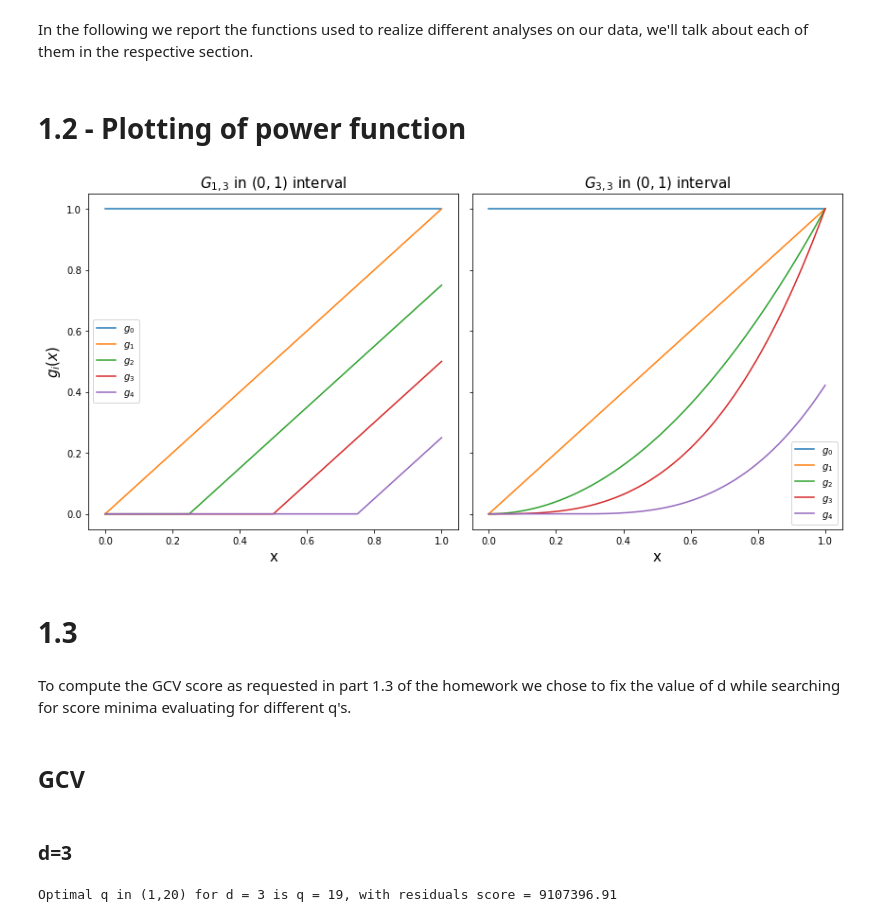
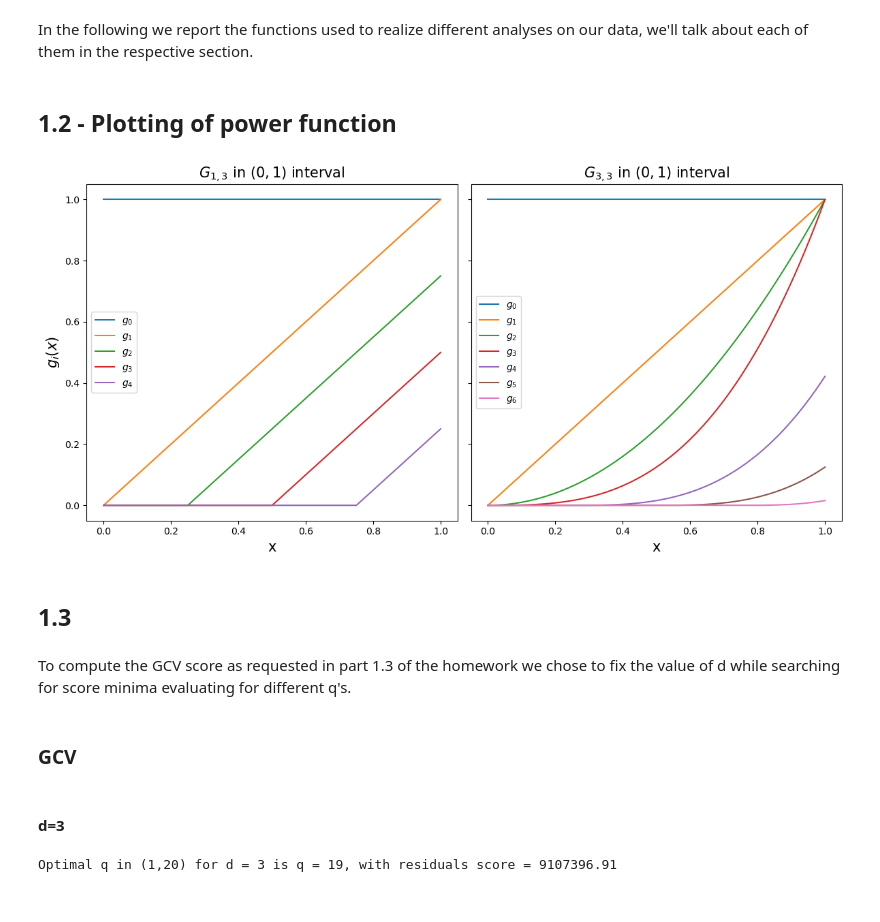
Before and after one commit to FilMastro/SL-homework1, a Jupyter notebook: hw1.ipynb, the cells around one changed output. Drawn from its saved outputs; the diff is of its cells as text; code cells hidden in the pictures.

```diff
--- a/hw1.ipynb
+++ b/hw1.ipynb
@@ -32,7 +46,7 @@ def power_func(x,d,q):
             G.append(x**i)
         else:
             #split interval of x axis by q points
-            sottr=x[-1]/(q+1)*j
+            sottr=(x[-1]-x[0])/(q+1)*j
             G.append((np.maximum(0,x-sottr))**d)
             j+=1
 
@@ -153,7 +167,7 @@ def main(d,q,type_,df):
         scores = CP_score(d,q,x,y)
     return round(scores,2)
 # %% [markdown]
-# 1.2 - Plotting of power function
+## 1.2 - Plotting of power function
 # %%
 x=list(np.linspace(0,1,1000))
 G1=power_func(x,1,3)
@@ -161,33 +175,34 @@ G3=power_func(x,3,3)
 # %%
 #Plot the loss function
 fig, (ax1, ax2) = plt.subplots(1, 2, sharey=True,figsize=(12,6))
 
 for i in range(0,5):
     ax1.plot(x, G1[i], label =(r"$g_{}$").format(i))
+for i in range(0,7):
     ax2.plot(x, G3[i], label =(r"$g_{}$").format(i))
 
 ax1.set_title(r'$G_{1,3}$ in $(0,1)$ interval',fontsize=15)
 ax1.set_xlabel('x',fontsize=15)
 ax1.set_ylabel(r'$g_i(x)$',fontsize=15)
 
 ax2.set_title(r'$G_{3,3}$ in $(0,1)$ interval',fontsize=15)
 ax2.set_xlabel('x',fontsize=15)
 
 
 ax1.legend()
 ax2.legend()
 plt.tight_layout()
 plt.show()
 # %% [output]
-[figure, old version]
+[figure, new version]
 # %% [markdown]
-# 1.3
+## 1.3
 # %% [markdown]
 To compute the GCV score as requested in part 1.3 of the homework we chose to fix the value of d while searching for score minima evaluating for different q's.
 # %% [markdown]
-## GCV
+### GCV
 # %% [markdown]
-### d=3
+#### d=3
 # %%
 d=3
 # %%
```
Also changed, not shown: parts of 25 cells of this notebook.
